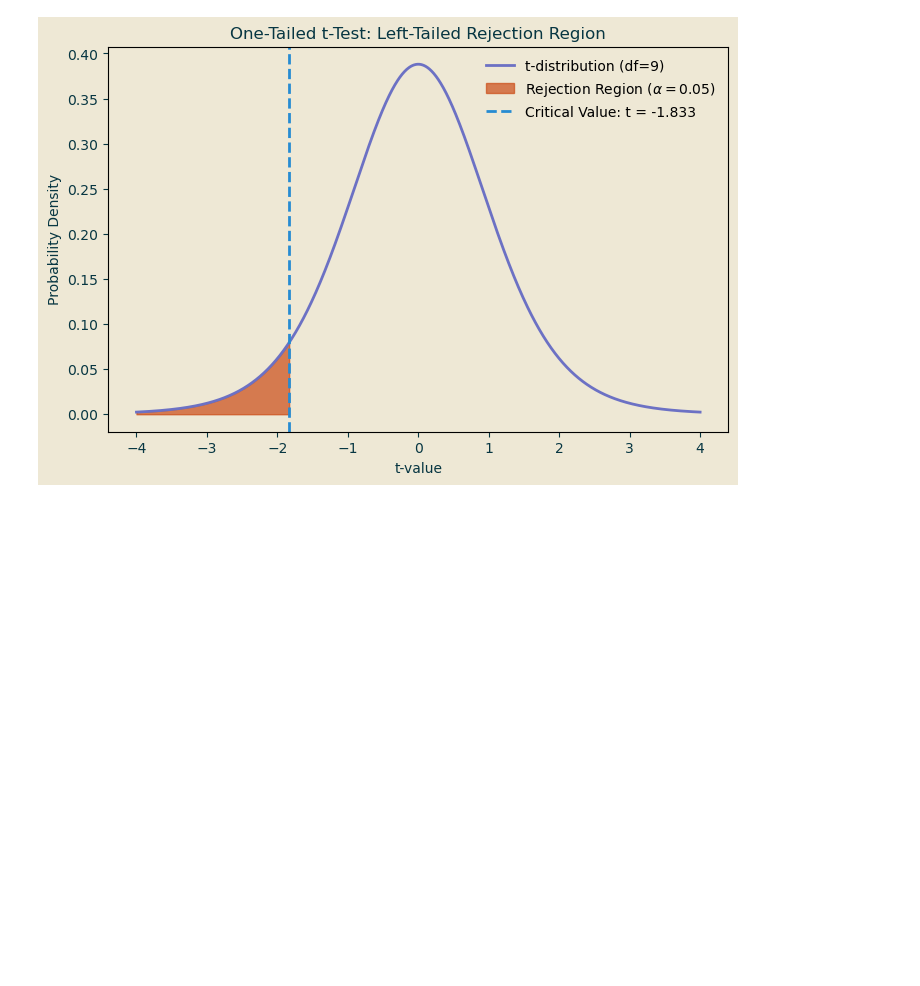
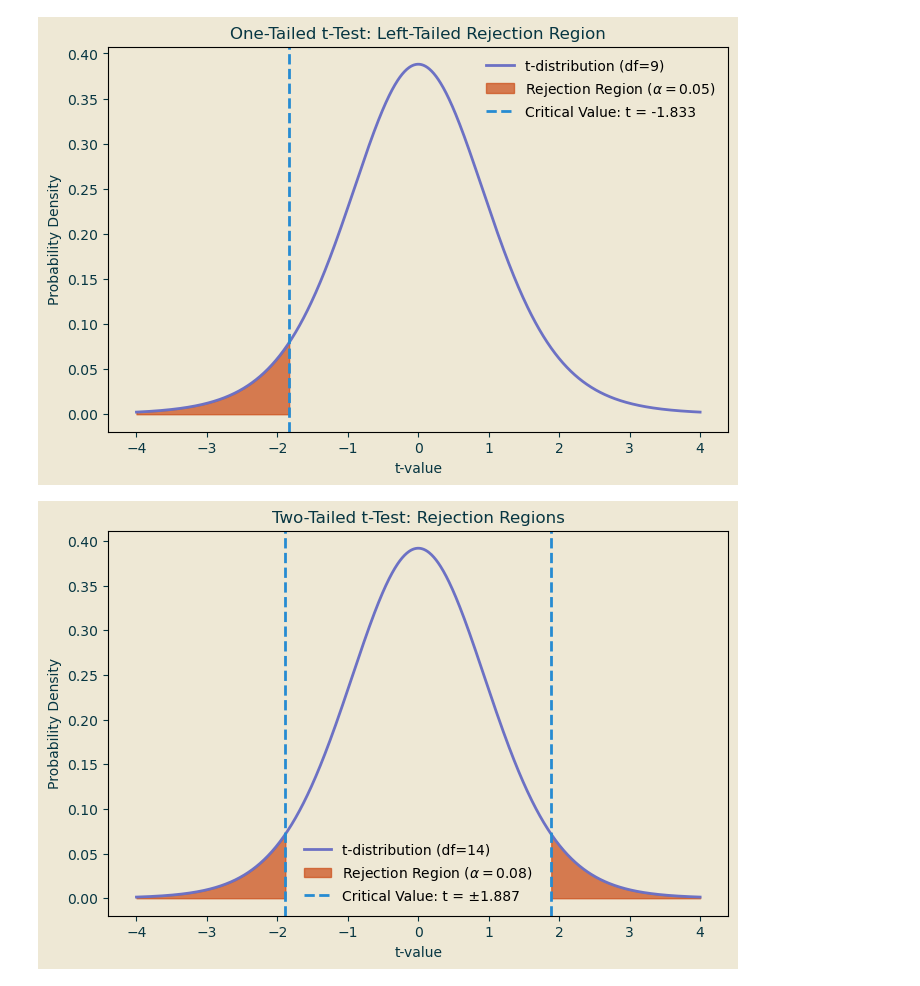
Before and after one commit to mrsoltys/ProbStat.github.io, a Jupyter notebook: Figures/ttestexamples.ipynb, the cells around one changed output. Saved outputs shown, nothing was run; the diff lists cells and outputs as text; code cells hidden in the pictures; blank space fills up the shorter version.

Commit message:
add Two-Tailed example

```diff
--- a/Figures/ttestexamples.ipynb
+++ b/Figures/ttestexamples.ipynb
@@ -46,3 +46,56 @@ plt.show()
 fig.savefig("oneTailedT-test.png", format="png", dpi=300, bbox_inches="tight")
 # %% [output]
 [figure]
+# %%
+import numpy as np
+import matplotlib.pyplot as plt
+import scipy.stats as stats
+
+# Solarized color scheme
+solarized_base2 = "#eee8d5"
+solarized_base02 = "#073642"
+solarized_blue = "#268bd2"
+solarized_orange = "#cb4b16"
+solarized_violet = "#6c71c4"
+
+# Define parameters
+df = 14  # degrees of freedom
+alpha = 0.08  # significance level
+t_critical = stats.t.ppf(1 - alpha / 2, df)  # two-tailed critical value
+x = np.linspace(-4, 4, 1000)  # x range for plotting
+y = stats.t.pdf(x, df)  # t-distribution PDF
+
+# Create figure
+fig, ax = plt.subplots(figsize=(8, 5), facecolor=solarized_base2)
+ax.set_facecolor(solarized_base2)
+
+# Plot t-distribution
+ax.plot(x, y, color=solarized_violet, linewidth=2, label="t-distribution (df=14)")
+
+# Shade rejection region (two-tailed)
+x_fill_left = np.linspace(-4, -t_critical, 300)
+y_fill_left = stats.t.pdf(x_fill_left, df)
+ax.fill_between(x_fill_left, y_fill_left, color=solarized_orange, alpha=0.7)
+
+x_fill_right = np.linspace(t_critical, 4, 300)
+y_fill_right = stats.t.pdf(x_fill_right, df)
+ax.fill_between(x_fill_right, y_fill_right, color=solarized_orange, alpha=0.7, label="Rejection Region ($\\alpha=0.08$)")
+
+# Mark critical t-values
+ax.axvline(-t_critical, color=solarized_blue, linestyle="dashed", linewidth=2, label=f"Critical Value: t = ±{t_critical:.3f}")
+ax.axvline(t_critical, color=solarized_blue, linestyle="dashed", linewidth=2)
+
+# Labels and title
+ax.set_title("Two-Tailed t-Test: Rejection Regions", fontsize=12, color=solarized_base02)
+ax.set_xlabel("t-value", fontsize=10, color=solarized_base02)
+ax.set_ylabel("Probability Density", fontsize=10, color=solarized_base02)
+ax.tick_params(colors=solarized_base02)
+
+# Legend
+ax.legend(frameon=False, fontsize=10)
+
+# Show plot
+plt.show()
+fig.savefig("twoTailedT-test.png", format="png", dpi=300, bbox_inches="tight")
+# %% [output]
+[figure, added]
```
Also changed, not shown: 2 other files.
